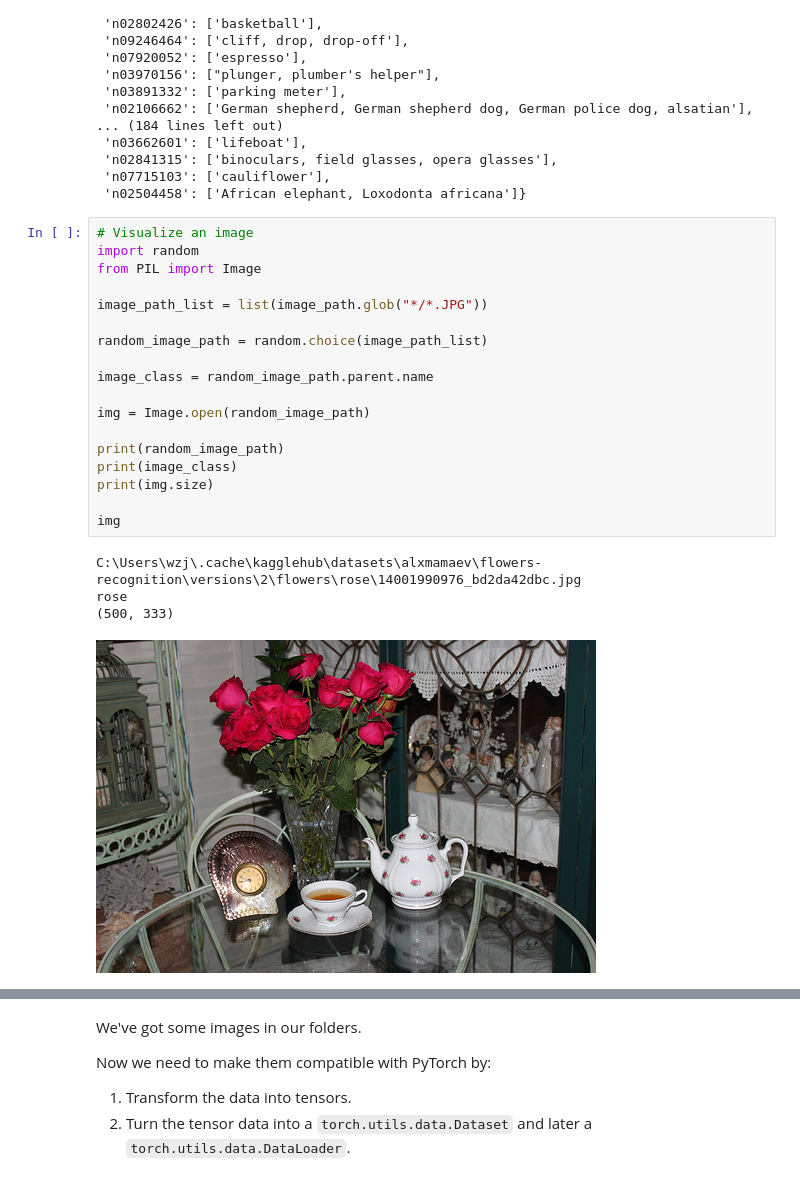
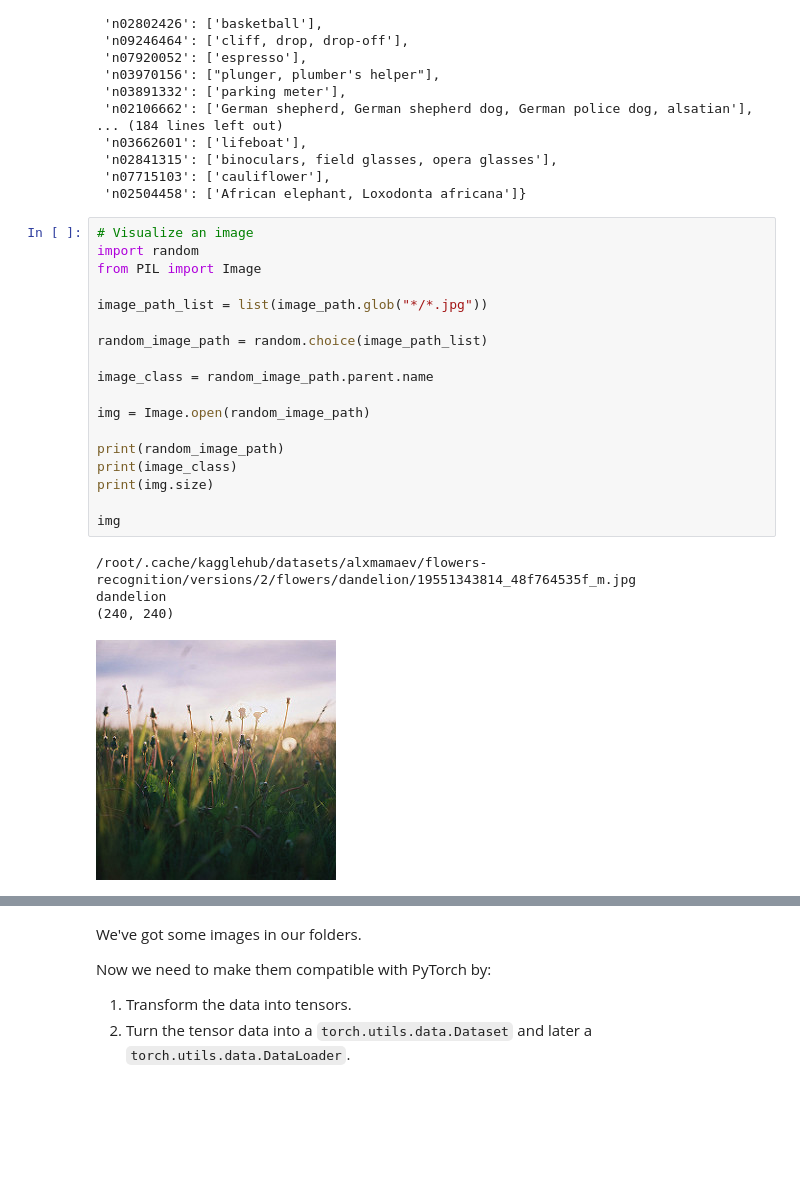
Before and after one commit to Ouzr0107/pytorch_ex, a Jupyter notebook: extras/exercises/04_pytorch_custom_datasets_exercises.ipynb, the cells around one changed output, grey strips where cells are left out. Drawn from its saved outputs; the diff is of its cells as text; blank space fills up the shorter version.

```diff
--- a/extras/exercises/04_pytorch_custom_datasets_exercises.ipynb
+++ b/extras/exercises/04_pytorch_custom_datasets_exercises.ipynb
@@ -167,26 +172,26 @@ id_dict
 # %%
 # Visualize an image
 import random
 from PIL import Image
 
-image_path_list = list(image_path.glob("*/*.JPG"))
+image_path_list = list(image_path.glob("*/*.jpg"))
 
 random_image_path = random.choice(image_path_list)
 
 image_class = random_image_path.parent.name
 
 img = Image.open(random_image_path)
 
 print(random_image_path)
 print(image_class)
 print(img.size)
 
 img
 # %% [output]
-C:\Users\wzj\.cache\kagglehub\datasets\alxmamaev\flowers-recognition\versions\2\flowers\rose\14001990976_bd2da42dbc.jpg
-rose
-(500, 333)
+/root/.cache/kagglehub/datasets/alxmamaev/flowers-recognition/versions/2/flowers/dandelion/19551343814_48f764535f_m.jpg
+dandelion
+(240, 240)
-[figure, old version]
+[figure, new version]
 # %%
 # Do the image visualization with matplotlib
 import numpy as np
```
Also changed, not shown: parts of 15 cells of this notebook.
